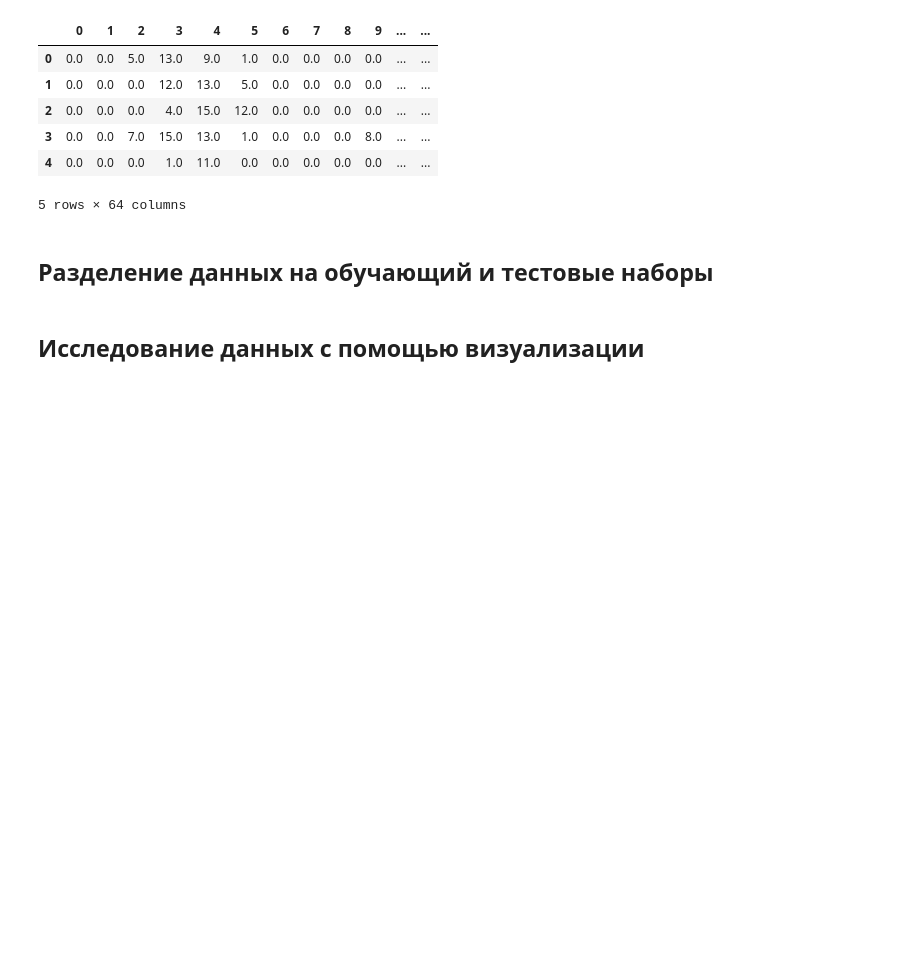
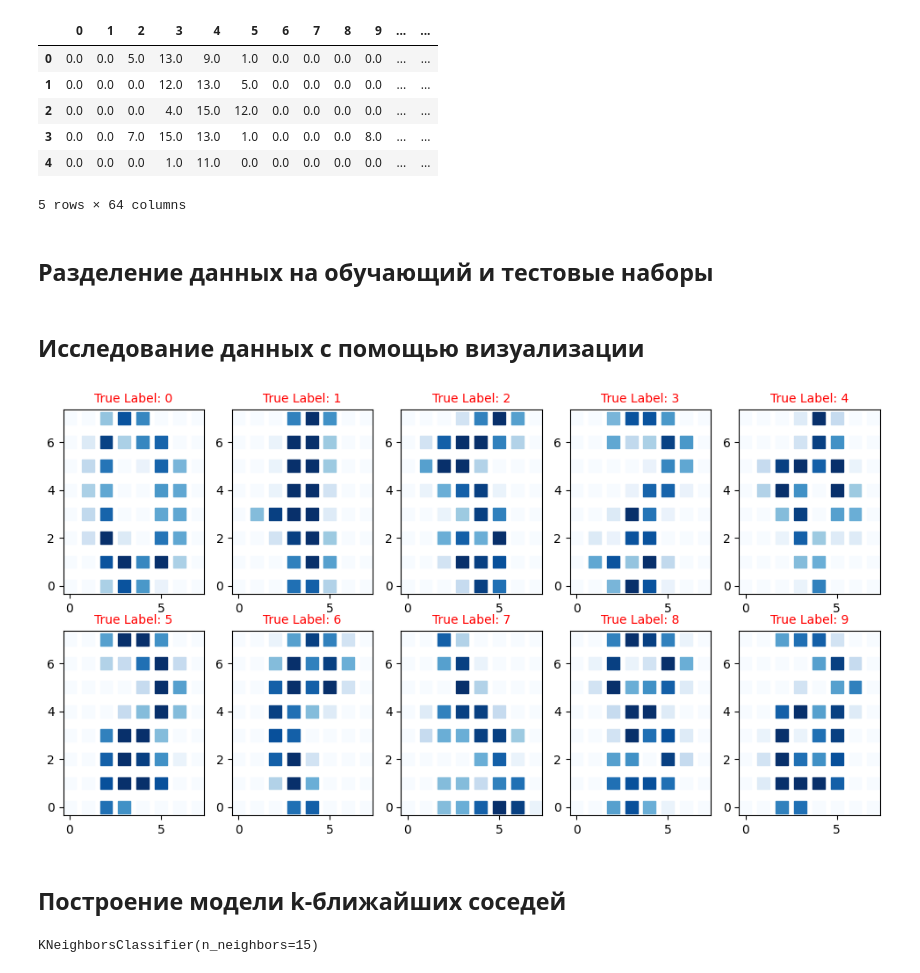
Before and after one commit to S4vageMode/Big_Data_Labs, a Jupyter notebook: Lab4_DzhuratKurbanov.ipynb, the cells around one changed output. Cells and saved outputs as stored; diff of their text form; code cells hidden in the pictures; blank space fills up the shorter version.

```diff
--- a/Lab4_DzhuratKurbanov.ipynb
+++ b/Lab4_DzhuratKurbanov.ipynb
@@ -375,3 +375,29 @@ y = digits.target
 X_train, X_test, y_train, y_test = train_test_split(X, y, test_size=0.4, random_state=42)
 # %% [markdown]
 ## Исследование данных с помощью визуализации
+# %%
+import matplotlib.pyplot as plt
+import numpy as np
+
+fig, axes = plt.subplots(2, 5, figsize=(12, 6))
+
+for i, ax in enumerate(axes.flat):
+    image = digits.images[i]
+    target = digits.target[i]
+    x, y = np.meshgrid(range(8), range(8))
+    ax.scatter(x, y, c=image, cmap='Blues', marker='s', s=100)
+    ax.set_title(f"True Label: {target}", fontsize=10, color='red')
+
+plt.show()
+# %% [output]
+[figure, added]
+# %% [markdown]
+## Построение модели k-ближайших соседей
+# %%
+from sklearn.neighbors import KNeighborsClassifier
+
+knn = KNeighborsClassifier(n_neighbors=15)
+
+knn.fit(X_train, y_train)
+# %% [output]
+KNeighborsClassifier(n_neighbors=15)
```
Also changed, not shown: parts of 6 cells of this notebook.
